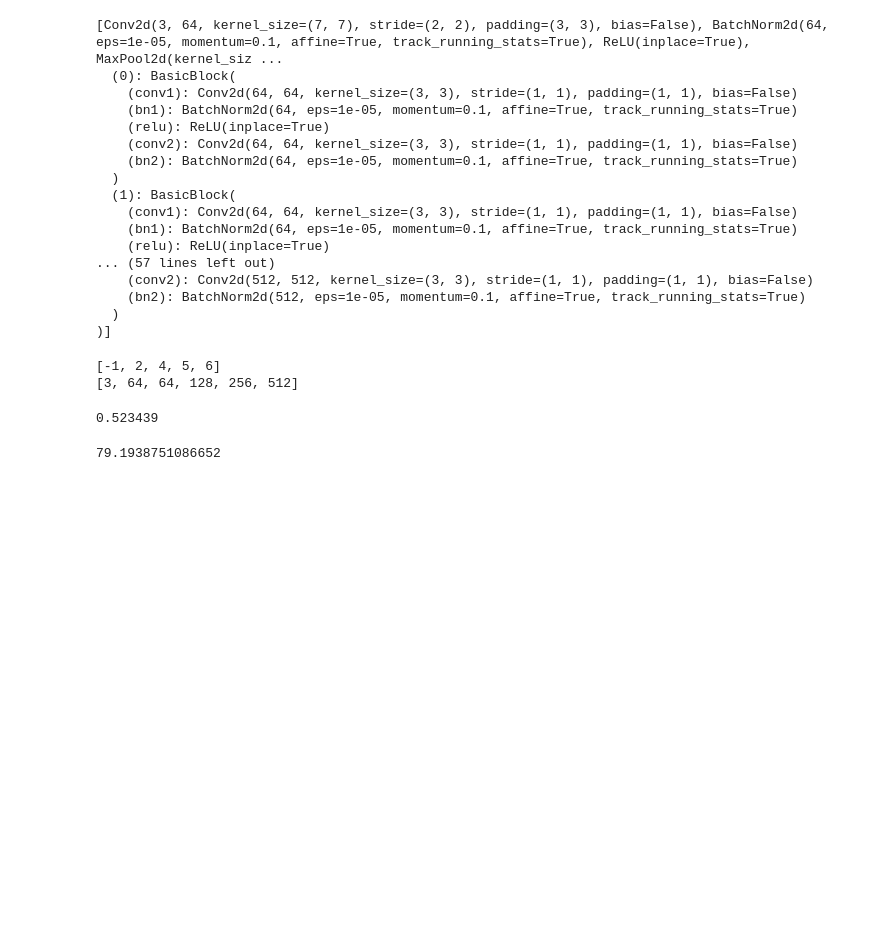
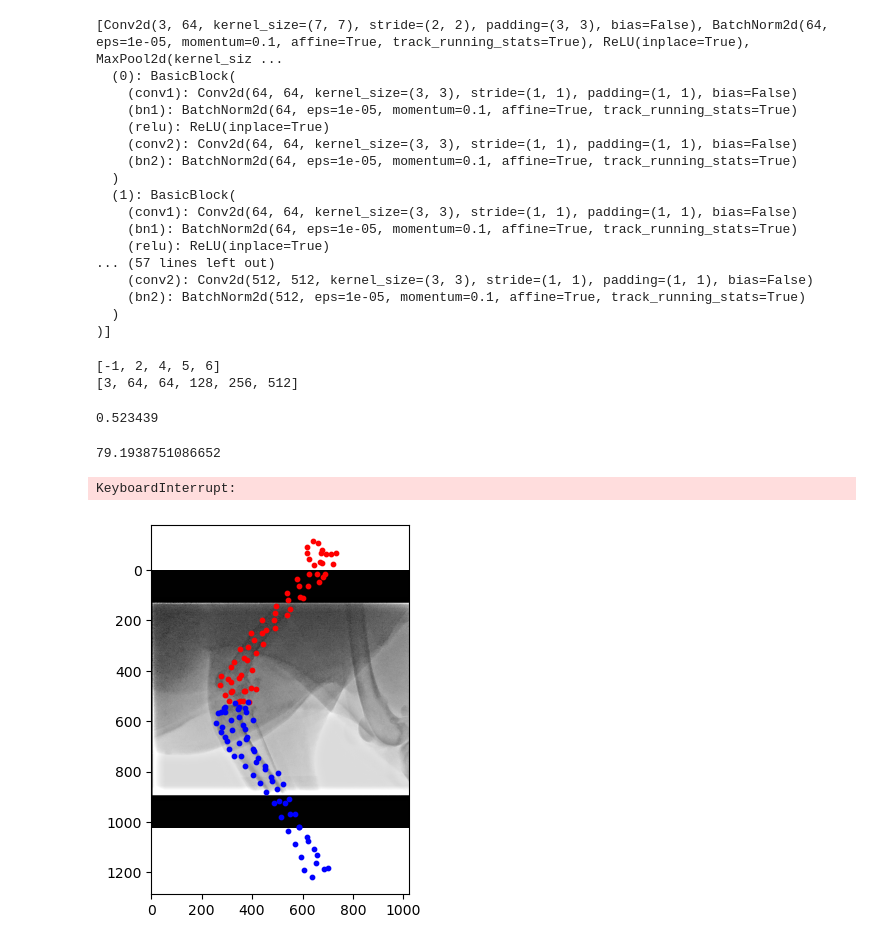
Before and after one commit to BRIO-lab/Stifle-Keypoints, a Jupyter notebook: scripts/testing.ipynb, the cells around one changed output. Drawn from its saved outputs; the diff is of its cells as text; code cells hidden in the pictures; blank space fills up the shorter version.

```diff
--- a/scripts/testing.ipynb
+++ b/scripts/testing.ipynb
@@ -274,0 +282,57 @@ gauss_loss
+# %%
+"""
+Let's print all the images in the CSV with their ground truth 2D keypoints overlaid
+"""
+CSV_PATH = '~/Documents/GitRepos/Stifle-Keypoints/data/pruned_ISTA.csv'
+IMAGE_DIR = '/media/sasank/LinuxStorage/Dropbox (UFL)/Canine Kinematics Data/TPLO_Ten_Dogs_grids'
+OUTPUT_DIR = '/media/sasank/LinuxStorage/Dropbox (UFL)/Canine Kinematics Data/ProjectionTestResults'
+
+df = pd.read_csv(CSV_PATH)
+# %%
+"""
+for row in CSV:
+    plot image
+    plot keypoints over image
+    save image
+"""
+
+# Only plot the first 10 images for now
+df = df.iloc[:200]
+
+for index, row in df.iterrows():
+    image_path = os.path.join(IMAGE_DIR, row['Image address'])
+    image = plt.imread(image_path)
+    plt.imshow(image, cmap='gray')
+    #plt.scatter(row['fem_kps'], row['fem_kps'], s=10, c='red', marker='o')
+
+    fem_kps = row['Femur 2D KP points']
+    fem_kps = fem_kps[2:-2]
+    fem_kps = fem_kps.split(']\n [')
+    fem_kps = [np.array([float(x) for x in list(filter(None, kp.split(' ')))]) for kp in fem_kps]
+    fem_kps = np.array(fem_kps)
+    # Flip the y axis
+    fem_kps[:,1] = -1 * fem_kps[:,1] + 1
+    fem_kps = fem_kps * 1024
+    fem_kps = fem_kps + 1*np.array([row['X offset'], row['Y offset']])*row['Scale']
+
+    # Create a scatter plot of the keypoints, which are in the format (x, y)
+    plt.scatter(fem_kps[:,0], fem_kps[:,1], s=10, c='red', marker='o')
+
+    tib_kps = row['Tibia 2D KP points']
+    tib_kps = tib_kps[2:-2]
+    tib_kps = tib_kps.split(']\n [')
+    tib_kps = [np.array([float(x) for x in list(filter(None, kp.split(' ')))]) for kp in tib_kps]
+    tib_kps = np.array(tib_kps)
+    # Flip the y axis
+    tib_kps[:,1] = -1 * tib_kps[:,1] + 1
+    tib_kps = tib_kps * 1024
+    tib_kps = tib_kps + 1*np.array([row['X offset'], row['Y offset']])*row['Scale']
+
+    # Create a scatter plot of the keypoints, which are in the format (x, y)
+    plt.scatter(tib_kps[:,0], tib_kps[:,1], s=10, c='blue', marker='o')
+
+    plt.savefig(os.path.join(OUTPUT_DIR, row['Image address']))
+    plt.close()
+# %% [output]
+KeyboardInterrupt:
+[figure, added]
```
Also changed, not shown: parts of 2 cells of this notebook, 7 other files.
